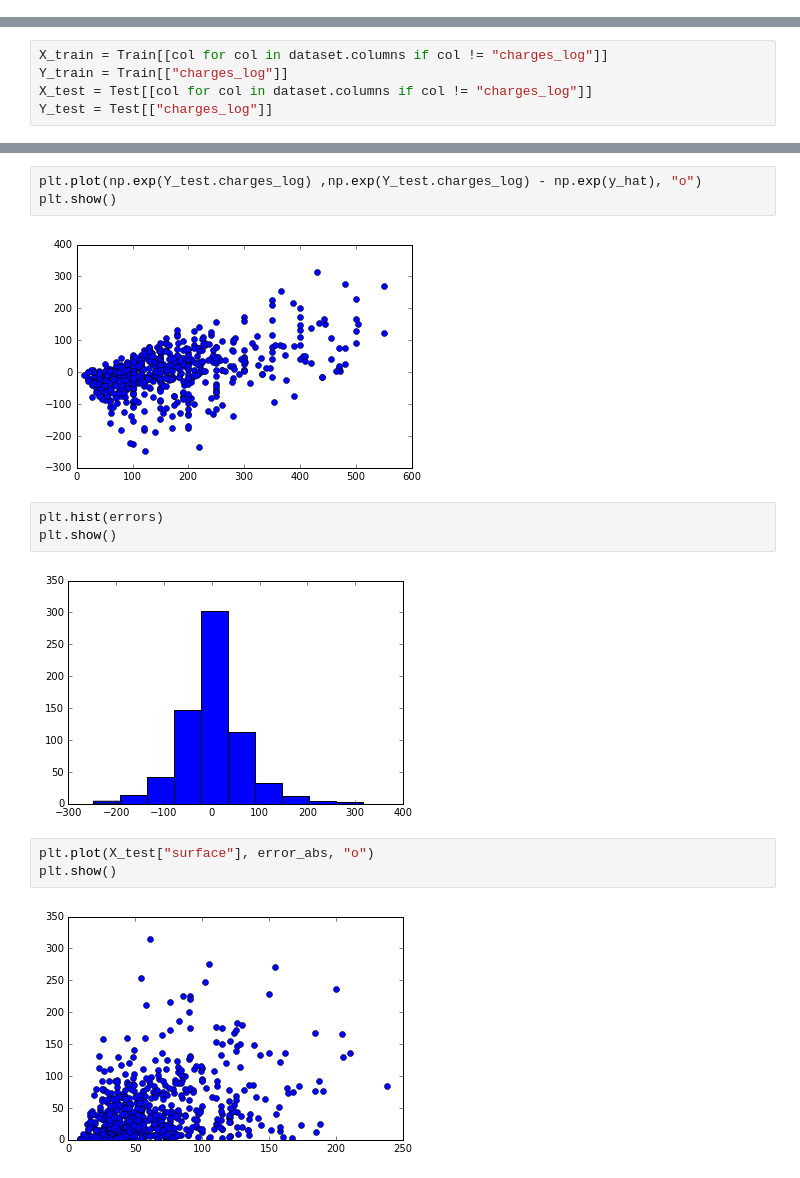
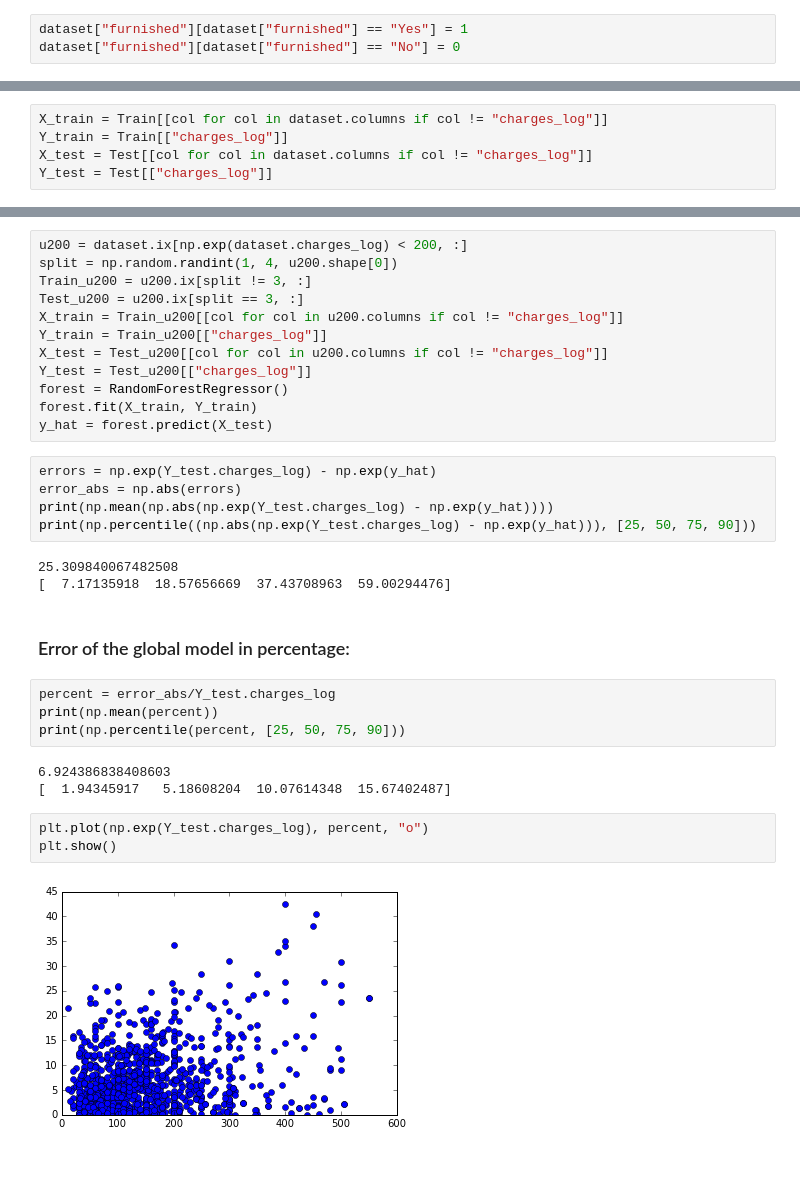
Before and after one commit to dataforgoodfr/batch2_loyers, a Jupyter notebook: charges_predictions.ipynb, the cells around one changed output, grey strips where cells are left out. Cells and saved outputs as stored; diff of their text form.

Commit message:
Percentage errors
Intégration de certains développement de Sam et affichage des erreurs
en pourcentage

```diff
--- a/charges_predictions.ipynb
+++ b/charges_predictions.ipynb
@@ -367,3 +426,6 @@ dataset = dataset.drop(["heating_sys"], 1)
 dataset = pd.concat([dataset, pd.get_dummies(dataset["district"]).drop(["unknown"], 1)], 1)
 dataset = dataset.drop(["district"], 1)
 dataset = pd.concat([dataset, pd.get_dummies(dataset["heating_source"]).drop(["unknown"],1)], 1).drop(["heating_source"], 1)
+# %%
+dataset["furnished"][dataset["furnished"] == "Yes"] = 1
+dataset["furnished"][dataset["furnished"] == "No"] = 0
@@ -398,15 +484,34 @@ plt.show()
+# %%
+u200 = dataset.ix[np.exp(dataset.charges_log) < 200, :]
+split = np.random.randint(1, 4, u200.shape[0])
+Train_u200 = u200.ix[split != 3, :]
+Test_u200 = u200.ix[split == 3, :]
+X_train = Train_u200[[col for col in u200.columns if col != "charges_log"]]
+Y_train = Train_u200[["charges_log"]]
+X_test = Test_u200[[col for col in u200.columns if col != "charges_log"]]
+Y_test = Test_u200[["charges_log"]]
+forest = RandomForestRegressor()
+forest.fit(X_train, Y_train)
+y_hat = forest.predict(X_test)
+# %%
+errors = np.exp(Y_test.charges_log) - np.exp(y_hat)
+error_abs = np.abs(errors)
+print(np.mean(np.abs(np.exp(Y_test.charges_log) - np.exp(y_hat))))
+print(np.percentile((np.abs(np.exp(Y_test.charges_log) - np.exp(y_hat))), [25, 50, 75, 90]))
+# %% [output]
+25.309840067482508
+[  7.17135918  18.57656669  37.43708963  59.00294476]
+# %% [markdown]
+### Error of the global model in percentage:
+# %%
+percent = error_abs/Y_test.charges_log
+print(np.mean(percent))
+print(np.percentile(percent, [25, 50, 75, 90]))
+# %% [output]
+6.924386838408603
+[  1.94345917   5.18608204  10.07614348  15.67402487]
 # %%
-plt.plot(np.exp(Y_test.charges_log) ,np.exp(Y_test.charges_log) - np.exp(y_hat), "o")
+plt.plot(np.exp(Y_test.charges_log), percent, "o")
 plt.show()
 # %% [output]
-[figure, old version]
+[figure, new version]
-# %%
-plt.hist(errors)
-plt.show()
-# %% [output]
-[figure, removed]
-# %%
-plt.plot(X_test["surface"], error_abs, "o")
-plt.show()
-# %% [output]
-[figure, removed]
```
Also changed, not shown: parts of 49 cells of this notebook.
